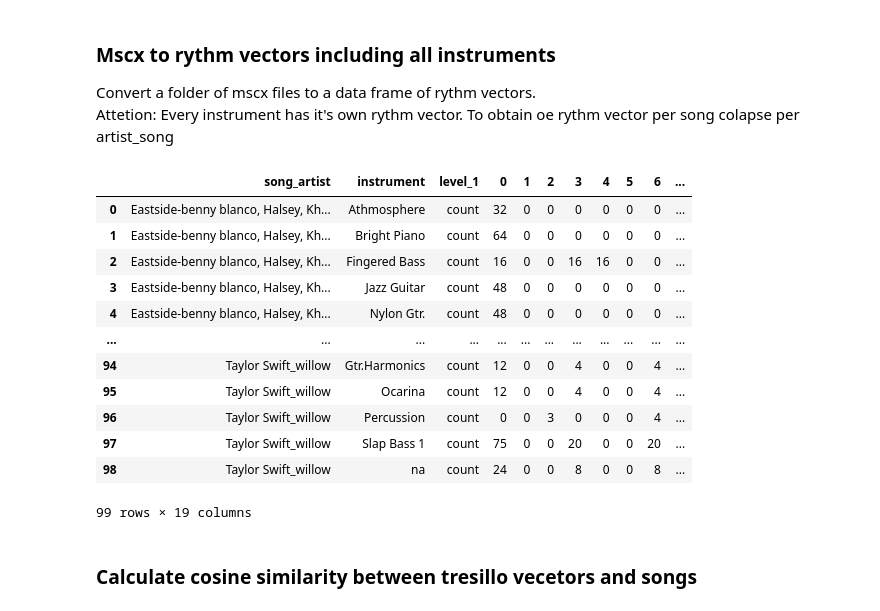
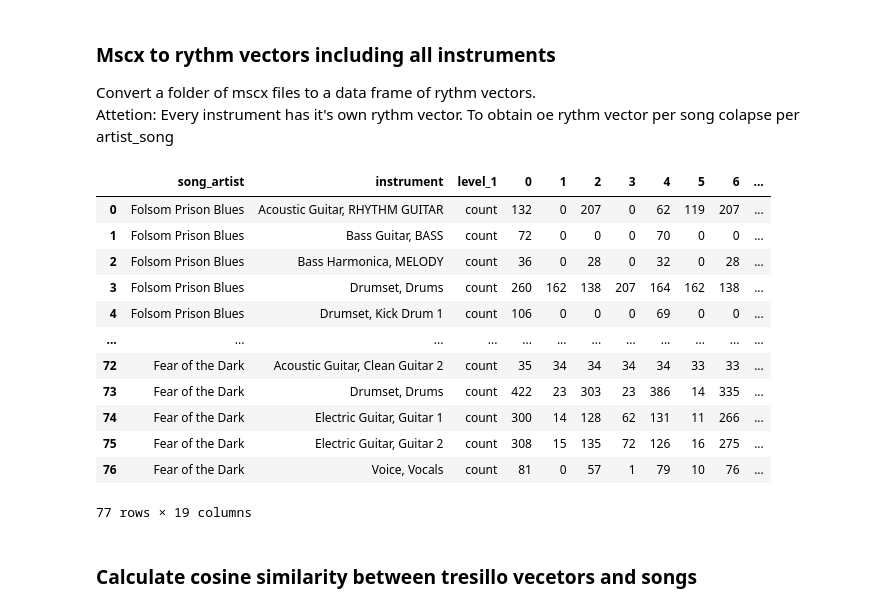
Before and after one commit to pushkarjajoria/Tresillo, a Jupyter notebook: src/Rhythm analysis.ipynb, the cells around one changed output. Cells and saved outputs as stored; diff of their text form; code cells hidden in the pictures.

```diff
--- a/src/Rhythm analysis.ipynb
+++ b/src/Rhythm analysis.ipynb
@@ -91,21 +94,21 @@ out_dir = home_dir + '/dataset/rythm_vectors/rythm_vectors_tresillo_not_billboar
 rythm_vectors(dir_sheet_music, out_dir)
 # %%
-df_rythm_vectors = pd.read_csv(home_dir + '/dataset/rythm_vectors/rythm_vectors_tresillos_billboard.csv')
-df_rythm_vectors
+df_not_tre_validation = pd.read_csv(home_dir + '/dataset/rythm_vectors/rythm_vectors_not_tresillo_validation.csv')
+df_not_tre_validation
 # %% [output]
 |  | song_artist | instrument | level_1 | 0 | 1 | 2 | 3 | 4 | 5 | 6 | ... |
-| 0 | Eastside-benny blanco, Halsey, Kh... | Athmosphere | count | 32 | 0 | 0 | 0 | 0 | 0 | 0 | ... |
-| 1 | Eastside-benny blanco, Halsey, Kh... | Bright Piano | count | 64 | 0 | 0 | 0 | 0 | 0 | 0 | ... |
-| 2 | Eastside-benny blanco, Halsey, Kh... | Fingered Bass | count | 16 | 0 | 0 | 16 | 16 | 0 | 0 | ... |
-| 3 | Eastside-benny blanco, Halsey, Kh... | Jazz Guitar | count | 48 | 0 | 0 | 0 | 0 | 0 | 0 | ... |
-| 4 | Eastside-benny blanco, Halsey, Kh... | Nylon Gtr. | count | 48 | 0 | 0 | 0 | 0 | 0 | 0 | ... |
+| 0 | Folsom Prison Blues | Acoustic Guitar, RHYTHM GUITAR | count | 132 | 0 | 207 | 0 | 62 | 119 | 207 | ... |
+| 1 | Folsom Prison Blues | Bass Guitar, BASS | count | 72 | 0 | 0 | 0 | 70 | 0 | 0 | ... |
+| 2 | Folsom Prison Blues | Bass Harmonica, MELODY | count | 36 | 0 | 28 | 0 | 32 | 0 | 28 | ... |
+| 3 | Folsom Prison Blues | Drumset, Drums | count | 260 | 162 | 138 | 207 | 164 | 162 | 138 | ... |
+| 4 | Folsom Prison Blues | Drumset, Kick Drum 1 | count | 106 | 0 | 0 | 0 | 69 | 0 | 0 | ... |
 | ... | ... | ... | ... | ... | ... | ... | ... | ... | ... | ... | ... |
-| 94 | Taylor Swift_willow | Gtr.Harmonics | count | 12 | 0 | 0 | 4 | 0 | 0 | 4 | ... |
-| 95 | Taylor Swift_willow | Ocarina | count | 12 | 0 | 0 | 4 | 0 | 0 | 4 | ... |
-| 96 | Taylor Swift_willow | Percussion | count | 0 | 0 | 3 | 0 | 0 | 0 | 4 | ... |
-| 97 | Taylor Swift_willow | Slap Bass 1 | count | 75 | 0 | 0 | 20 | 0 | 0 | 20 | ... |
-| 98 | Taylor Swift_willow | na | count | 24 | 0 | 0 | 8 | 0 | 0 | 8 | ... |
+| 72 | Fear of the Dark | Acoustic Guitar, Clean Guitar 2 | count | 35 | 34 | 34 | 34 | 34 | 33 | 33 | ... |
+| 73 | Fear of the Dark | Drumset, Drums | count | 422 | 23 | 303 | 23 | 386 | 14 | 335 | ... |
+| 74 | Fear of the Dark | Electric Guitar, Guitar 1 | count | 300 | 14 | 128 | 62 | 131 | 11 | 266 | ... |
+| 75 | Fear of the Dark | Electric Guitar, Guitar 2 | count | 308 | 15 | 135 | 72 | 126 | 16 | 275 | ... |
+| 76 | Fear of the Dark | Voice, Vocals | count | 81 | 0 | 57 | 1 | 79 | 10 | 76 | ... |
-99 rows × 19 columns
+77 rows × 19 columns
 # %% [markdown]
 ### Calculate cosine similarity between tresillo vecetors and songs
 # %%
```
Also changed, not shown: parts of 42 cells of this notebook, 9 other files.
